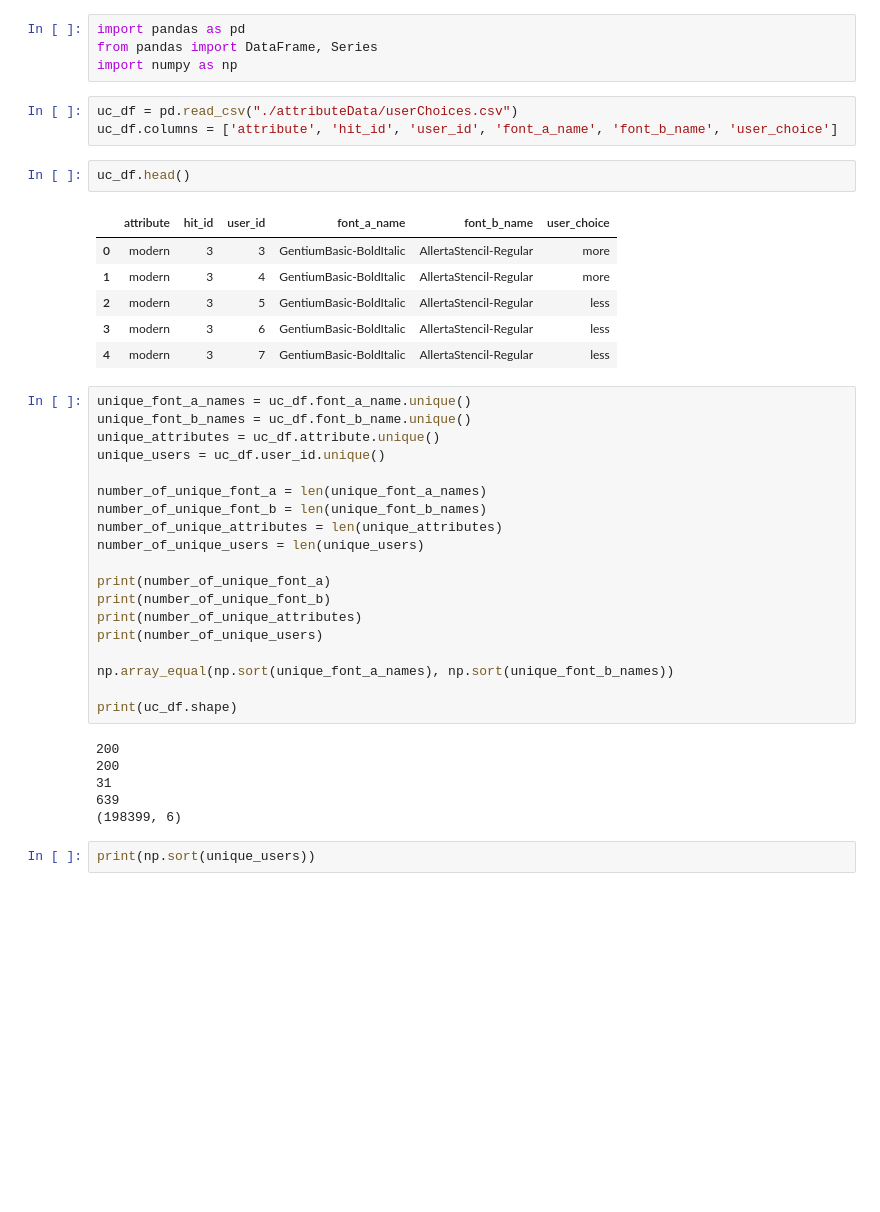
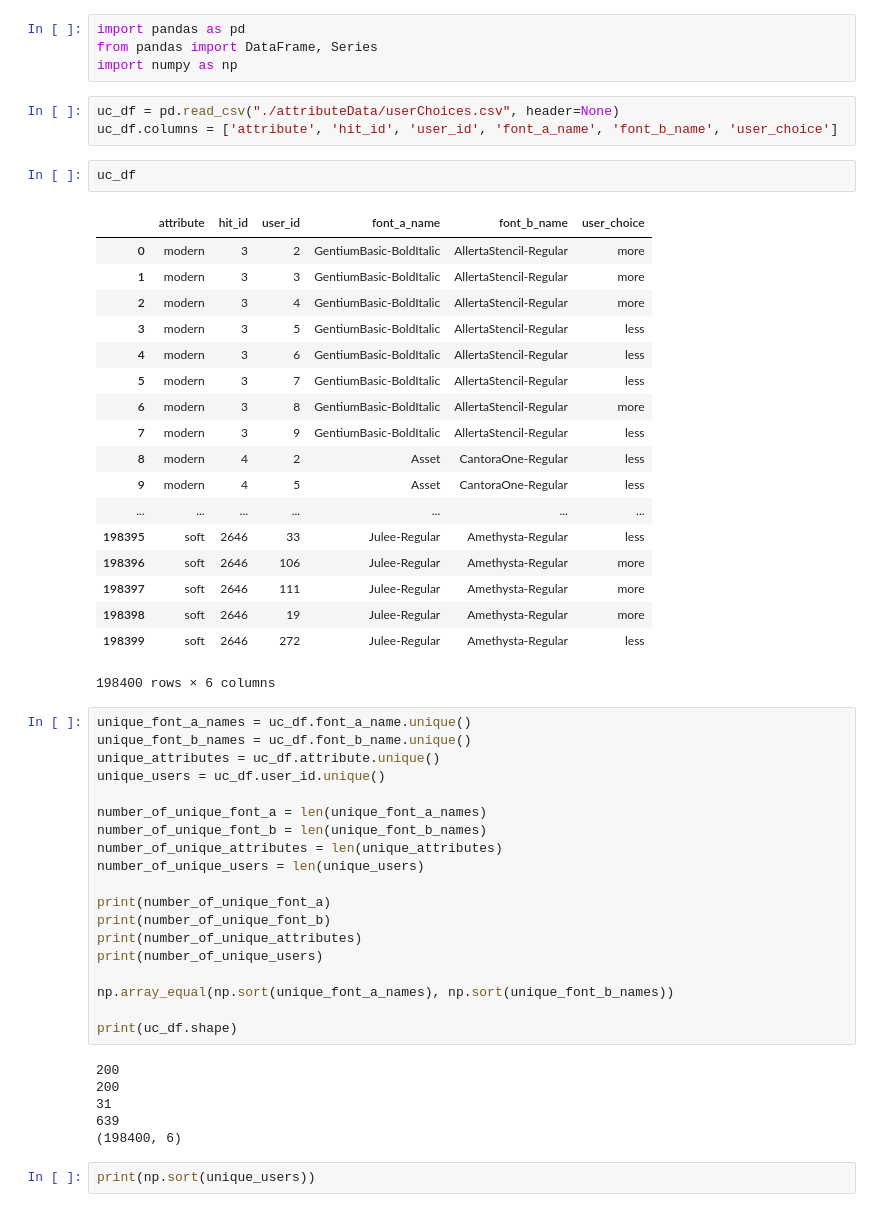
Before and after one commit to ahorjia/FontClassifier, a Jupyter notebook: Attributes/attribute/Process User Choices.ipynb, the cells around one changed output. Cells and saved outputs as stored; diff of their text form; blank space fills up the shorter version.

```diff
--- a/Attributes/attribute/Process User Choices.ipynb
+++ b/Attributes/attribute/Process User Choices.ipynb
@@ -3,17 +3,29 @@ import pandas as pd
 from pandas import DataFrame, Series
 import numpy as np
 # %%
-uc_df = pd.read_csv("./attributeData/userChoices.csv")
+uc_df = pd.read_csv("./attributeData/userChoices.csv", header=None)
 uc_df.columns = ['attribute', 'hit_id', 'user_id', 'font_a_name', 'font_b_name', 'user_choice']
 # %%
-uc_df.head()
+uc_df
 # %% [output]
 |  | attribute | hit_id | user_id | font_a_name | font_b_name | user_choice |
-| 0 | modern | 3 | 3 | GentiumBasic-BoldItalic | AllertaStencil-Regular | more |
-| 1 | modern | 3 | 4 | GentiumBasic-BoldItalic | AllertaStencil-Regular | more |
-| 2 | modern | 3 | 5 | GentiumBasic-BoldItalic | AllertaStencil-Regular | less |
-| 3 | modern | 3 | 6 | GentiumBasic-BoldItalic | AllertaStencil-Regular | less |
-| 4 | modern | 3 | 7 | GentiumBasic-BoldItalic | AllertaStencil-Regular | less |
+| 0 | modern | 3 | 2 | GentiumBasic-BoldItalic | AllertaStencil-Regular | more |
+| 1 | modern | 3 | 3 | GentiumBasic-BoldItalic | AllertaStencil-Regular | more |
+| 2 | modern | 3 | 4 | GentiumBasic-BoldItalic | AllertaStencil-Regular | more |
+| 3 | modern | 3 | 5 | GentiumBasic-BoldItalic | AllertaStencil-Regular | less |
+| 4 | modern | 3 | 6 | GentiumBasic-BoldItalic | AllertaStencil-Regular | less |
+| 5 | modern | 3 | 7 | GentiumBasic-BoldItalic | AllertaStencil-Regular | less |
+| 6 | modern | 3 | 8 | GentiumBasic-BoldItalic | AllertaStencil-Regular | more |
+| 7 | modern | 3 | 9 | GentiumBasic-BoldItalic | AllertaStencil-Regular | less |
+| 8 | modern | 4 | 2 | Asset | CantoraOne-Regular | less |
+| 9 | modern | 4 | 5 | Asset | CantoraOne-Regular | less |
+| ... | ... | ... | ... | ... | ... | ... |
+| 198395 | soft | 2646 | 33 | Julee-Regular | Amethysta-Regular | less |
+| 198396 | soft | 2646 | 106 | Julee-Regular | Amethysta-Regular | more |
+| 198397 | soft | 2646 | 111 | Julee-Regular | Amethysta-Regular | more |
+| 198398 | soft | 2646 | 19 | Julee-Regular | Amethysta-Regular | more |
+| 198399 | soft | 2646 | 272 | Julee-Regular | Amethysta-Regular | less |
+198400 rows × 6 columns
 # %%
 unique_font_a_names = uc_df.font_a_name.unique()
 unique_font_b_names = uc_df.font_b_name.unique()
@@ -38,7 +50,7 @@ print(uc_df.shape)
 200
 31
 639
-(198399, 6)
+(198400, 6)
 # %%
 print(np.sort(unique_users))
 # %% [output]
```
Also changed, not shown: parts of 26 cells of this notebook.
